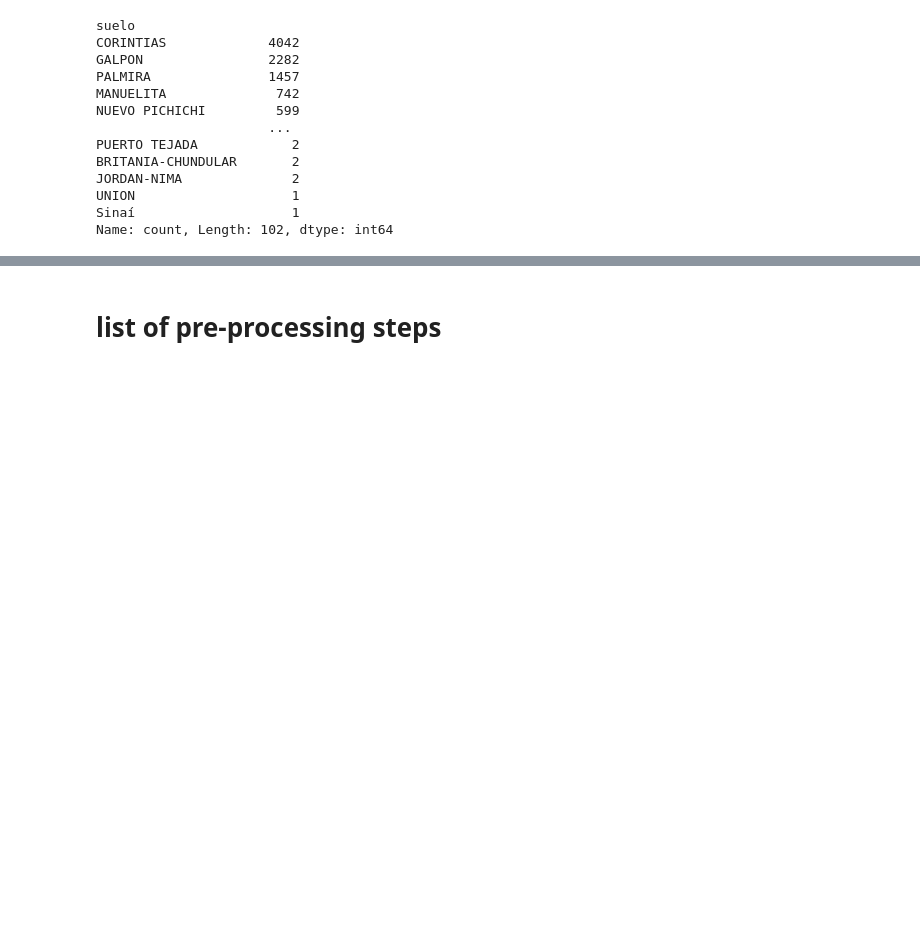
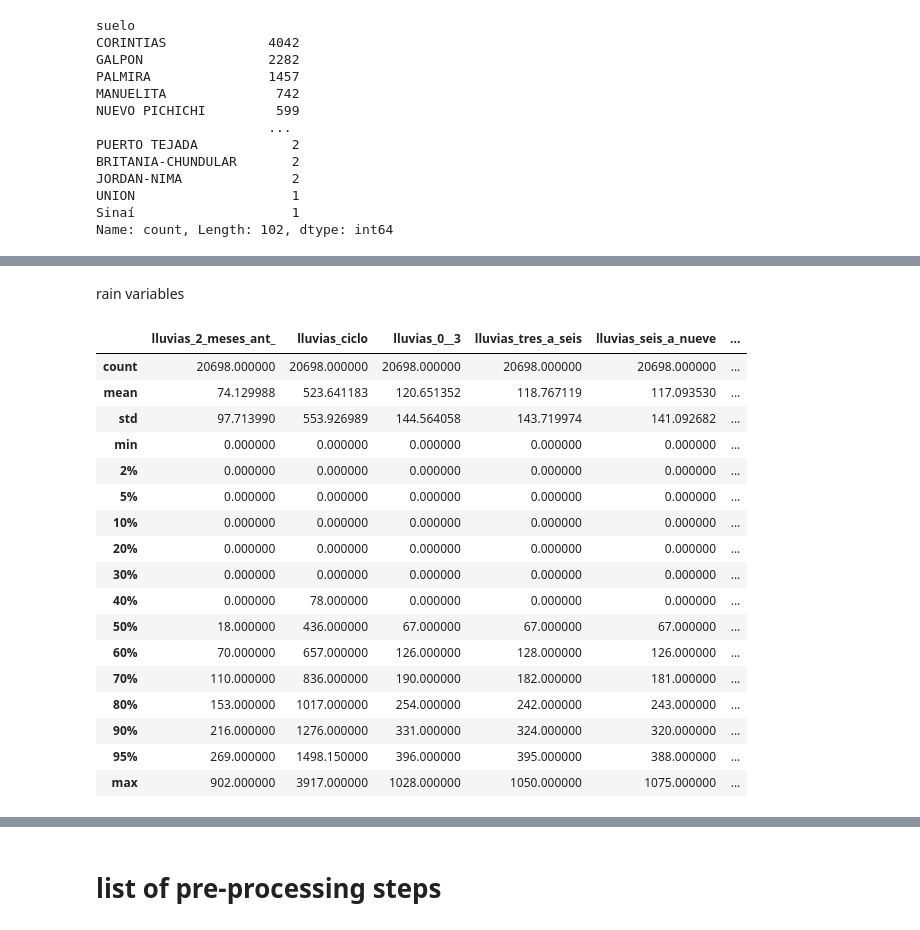
Before and after one commit to JhonattanReales21/ML1_sugar_industry, a Jupyter notebook: notebooks/data_preprocessing.ipynb, the cells around one changed output, grey strips where cells are left out. Cells and saved outputs as stored; diff of their text form; code cells hidden in the pictures; blank space fills up the shorter version.

```diff
--- a/notebooks/data_preprocessing.ipynb
+++ b/notebooks/data_preprocessing.ipynb
@@ -645,15 +618,0 @@ Name: count, Length: 2397, dtype: int64
-# %%
-# drop column "nombre"
-df = df.drop("nombre",axis=1)
-
-# lower the levels of variable "zona"
-df.zona = df.zona.str.lower()
-
-# Cast hacienda & tenencia to object format
-df[["hacienda","tenencia"]] = df[["hacienda","tenencia"]].astype(object)
-
-# modify the levels of "suelo"
-df.suelo = df.suelo.str.strip().str.lower().str.replace(" ","_")
-
-# sort the dataframe
-df = df.sort_values(by=["período","hacienda","zona","suerte","f_siembra"], ascending=[True,True,True,True,True]).reset_index(drop=True)
@@ -659,0 +1149,17 @@ df = df.sort_values(by=["período","hacienda","zona","suerte","f_siembra"], asce
+# %%
+# Eliminate crops with maturity weeks less than 0
+df = df[~(df["semanas_mad_"] <= 0)]
+
+# modify the levels of column "producto"
+df.producto = (
+    df.producto.str.replace("FISIOLÓGICO", "FISIOLOGICO")
+    .str.lower()
+    .str.replace(" ", "_")
+    .str.replace("-", "_")
+)
+
+# Fill NaN values of "producto" to "no_especificado"
+df.producto = df.producto.fillna("no_especificado")
+
+# Place NaN values to "dosis_madurante" when "semanas_mad" is NaN
+df.dosis_madurante = np.where(df.semanas_mad_.isna(), np.nan, df.dosis_madurante)
@@ -659,0 +1282,32 @@ df = df.sort_values(by=["período","hacienda","zona","suerte","f_siembra"], asce
+# %% [markdown]
+rain variables
+# %%
+group_variables = [
+    "lluvias_2_meses_ant_",
+    "lluvias_ciclo",
+    "lluvias_0__3",
+    "lluvias_tres_a_seis",
+    "lluvias_seis_a_nueve",
+    "luvias_9__fc",
+]
+
+df[group_variables].describe([0.02, 0.05, 0.1, 0.2, 0.3, 0.4, 0.6, 0.7, 0.8, 0.9, 0.95])
+# %% [output]
+|  | lluvias_2_meses_ant_ | lluvias_ciclo | lluvias_0__3 | lluvias_tres_a_seis | lluvias_seis_a_nueve | ... |
+| count | 20698.000000 | 20698.000000 | 20698.000000 | 20698.000000 | 20698.000000 | ... |
+| mean | 74.129988 | 523.641183 | 120.651352 | 118.767119 | 117.093530 | ... |
+| std | 97.713990 | 553.926989 | 144.564058 | 143.719974 | 141.092682 | ... |
+| min | 0.000000 | 0.000000 | 0.000000 | 0.000000 | 0.000000 | ... |
+| 2% | 0.000000 | 0.000000 | 0.000000 | 0.000000 | 0.000000 | ... |
+| 5% | 0.000000 | 0.000000 | 0.000000 | 0.000000 | 0.000000 | ... |
+| 10% | 0.000000 | 0.000000 | 0.000000 | 0.000000 | 0.000000 | ... |
+| 20% | 0.000000 | 0.000000 | 0.000000 | 0.000000 | 0.000000 | ... |
+| 30% | 0.000000 | 0.000000 | 0.000000 | 0.000000 | 0.000000 | ... |
+| 40% | 0.000000 | 78.000000 | 0.000000 | 0.000000 | 0.000000 | ... |
+| 50% | 18.000000 | 436.000000 | 67.000000 | 67.000000 | 67.000000 | ... |
+| 60% | 70.000000 | 657.000000 | 126.000000 | 128.000000 | 126.000000 | ... |
+| 70% | 110.000000 | 836.000000 | 190.000000 | 182.000000 | 181.000000 | ... |
+| 80% | 153.000000 | 1017.000000 | 254.000000 | 242.000000 | 243.000000 | ... |
+| 90% | 216.000000 | 1276.000000 | 331.000000 | 324.000000 | 320.000000 | ... |
+| 95% | 269.000000 | 1498.150000 | 396.000000 | 395.000000 | 388.000000 | ... |
+| max | 902.000000 | 3917.000000 | 1028.000000 | 1050.000000 | 1075.000000 | ... |
```
Also changed, not shown: parts of 95 cells of this notebook, 3 other files.
